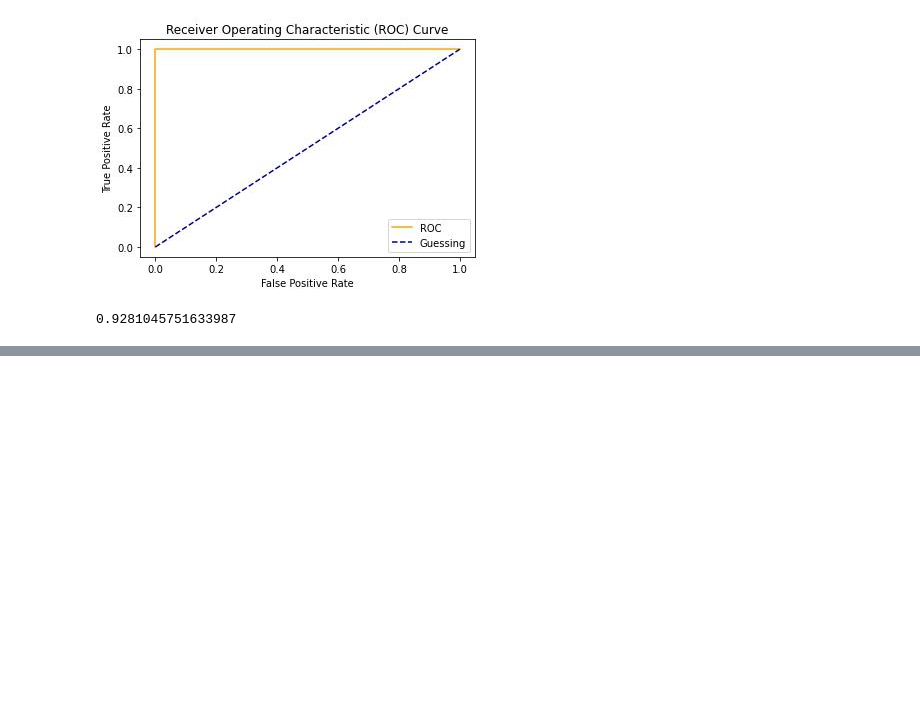
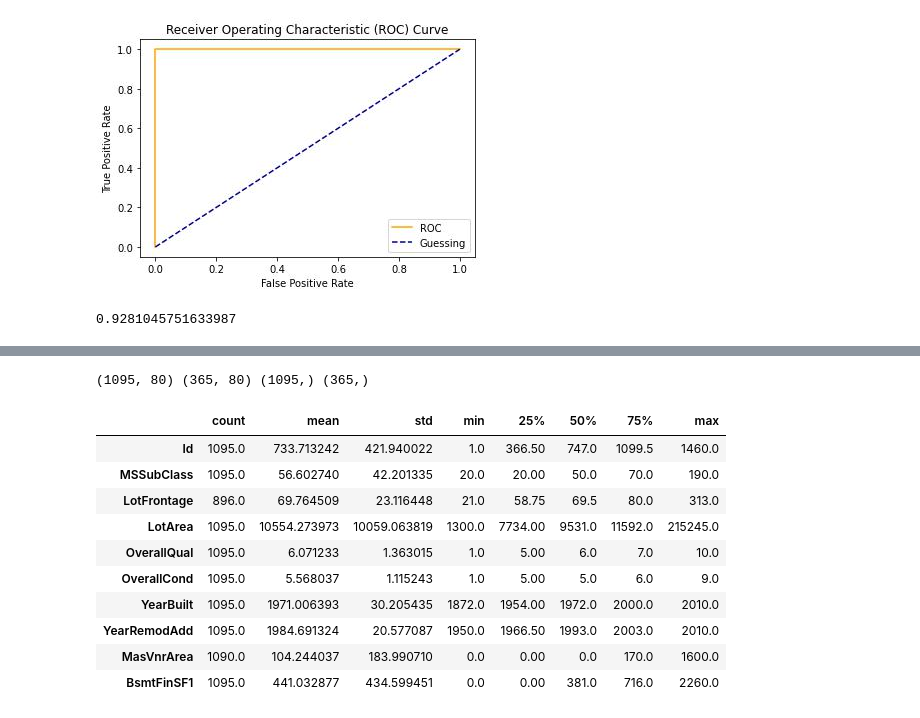
Before and after one commit to dev-SR/machine-learning, a Jupyter notebook: 100sklearn/sklearn.ipynb, the cells around one changed output, grey strips where cells are left out. Drawn from its saved outputs; the diff is of its cells as text; code cells hidden in the pictures; blank space fills up the shorter version.

```diff
--- a/100sklearn/sklearn.ipynb
+++ b/100sklearn/sklearn.ipynb
@@ -516,0 +541,3 @@ roc_auc_score(y_test, y_probs_positive)
+# %%
+df = pd.read_csv("house_prices.csv")
+df.head()
@@ -516,0 +552,23 @@ roc_auc_score(y_test, y_probs_positive)
+# %%
+X = df.drop('SalePrice', axis=1)
+y = df.SalePrice
+
+X_train, X_test, y_train, y_test = train_test_split(X, y, test_size=.25,
+                                                      random_state=0)
+print(X_train.shape, X_test.shape, y_train.shape, y_test.shape)
+# %% [output]
+(1095, 80) (365, 80) (1095,) (365,)
+# %%
+X_train.describe().T.iloc[:10]
+# %% [output]
+|  | count | mean | std | min | 25% | 50% | 75% | max |
+| Id | 1095.0 | 733.713242 | 421.940022 | 1.0 | 366.50 | 747.0 | 1099.5 | 1460.0 |
+| MSSubClass | 1095.0 | 56.602740 | 42.201335 | 20.0 | 20.00 | 50.0 | 70.0 | 190.0 |
+| LotFrontage | 896.0 | 69.764509 | 23.116448 | 21.0 | 58.75 | 69.5 | 80.0 | 313.0 |
+| LotArea | 1095.0 | 10554.273973 | 10059.063819 | 1300.0 | 7734.00 | 9531.0 | 11592.0 | 215245.0 |
+| OverallQual | 1095.0 | 6.071233 | 1.363015 | 1.0 | 5.00 | 6.0 | 7.0 | 10.0 |
+| OverallCond | 1095.0 | 5.568037 | 1.115243 | 1.0 | 5.00 | 5.0 | 6.0 | 9.0 |
+| YearBuilt | 1095.0 | 1971.006393 | 30.205435 | 1872.0 | 1954.00 | 1972.0 | 2000.0 | 2010.0 |
+| YearRemodAdd | 1095.0 | 1984.691324 | 20.577087 | 1950.0 | 1966.50 | 1993.0 | 2003.0 | 2010.0 |
+| MasVnrArea | 1090.0 | 104.244037 | 183.990710 | 0.0 | 0.00 | 0.0 | 170.0 | 1600.0 |
+| BsmtFinSF1 | 1095.0 | 441.032877 | 434.599451 | 0.0 | 0.00 | 381.0 | 716.0 | 2260.0 |
```
Also changed, not shown: parts of 37 cells of this notebook, 5 other files.
